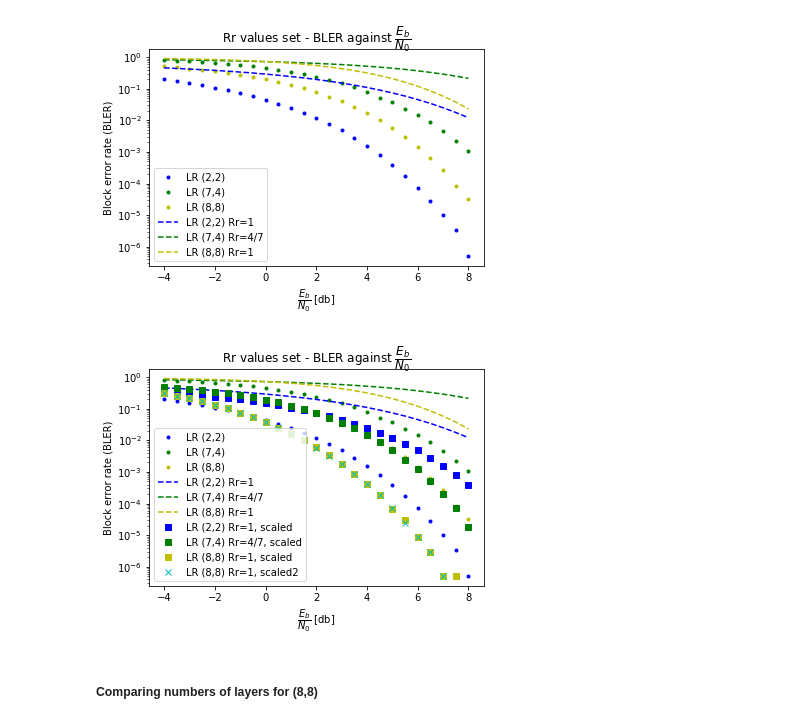
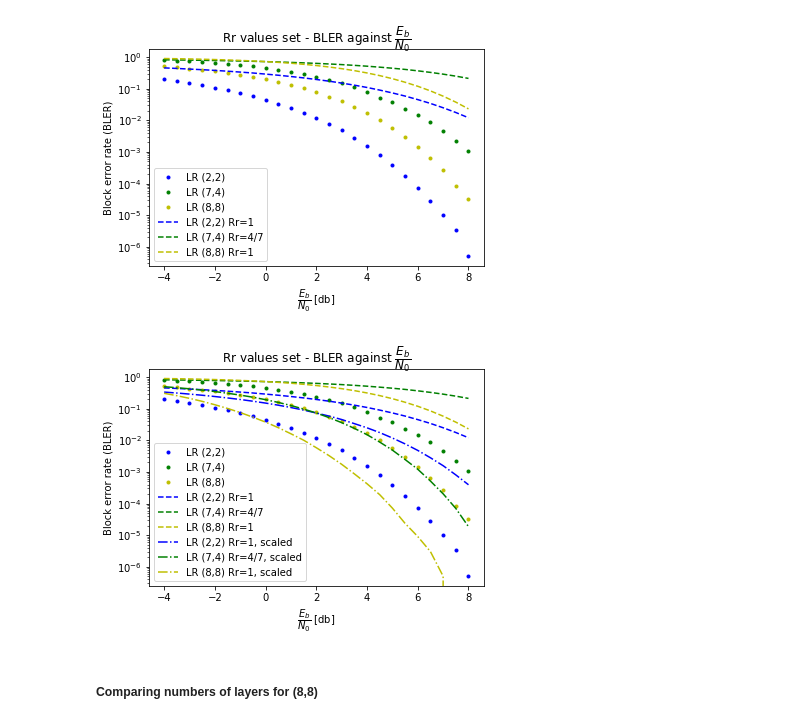
Before and after one commit to alistairwallace97/DNN_short_block_comms, a Jupyter notebook: initial_dnn_comms.ipynb, the cells around one changed output. Cells and saved outputs as stored; diff of their text form; code cells hidden in the pictures.

```diff
--- a/initial_dnn_comms.ipynb
+++ b/initial_dnn_comms.ipynb
@@ -2163,27 +2163,27 @@ plt.show()
 [figure]
 # %%
 # All with updated correct R values.
+Eb_N0_dbs = np.arange(-4,8.5,0.5)
 plt.semilogy(Eb_N0_dbs, leaky_relu_autoencoder_2_2_bler, 'b.')
 plt.semilogy(Eb_N0_dbs, leaky_relu_autoencoder_8_8_bler, 'g.')
 plt.semilogy(Eb_N0_dbs, leaky_relu_autoencoder_7_4_bler, 'y.')
 plt.semilogy(Eb_N0_dbs, leaky_relu_autoencoder_2_2_bler_0_0683_Rr1, 'b--')
 plt.semilogy(Eb_N0_dbs, leaky_relu_autoencoder_7_4_bler0_8866_Rr4_7, 'g--')
 plt.semilogy(Eb_N0_dbs, leaky_relu_autoencoder_8_8_bler_2l_0_1763Rr1, 'y--')
-plt.semilogy(Eb_N0_dbs, lr_autoencoder_2_2_bler_0_0047_Rr1_scaled, 'bs')
-plt.semilogy(Eb_N0_dbs, lr_autoencoder_7_4_bler_6_0966e_4_Rr4_7, 'gs')
-plt.semilogy(Eb_N0_dbs, lr_autoencoder_8_8_bler_2l_3_3856e_6Rr1_scaled, 'ys')
-plt.semilogy(Eb_N0_dbs, lr_autoencoder_8_8_bler_2l_3_3856e_6Rr1_scaled2, 'cx')
+plt.semilogy(Eb_N0_dbs, lr_autoencoder_2_2_bler_0_0047_Rr1_scaled, 'b-.')
+plt.semilogy(Eb_N0_dbs, lr_autoencoder_7_4_bler_6_0966e_4_Rr4_7, 'g-.')
+plt.semilogy(Eb_N0_dbs, lr_autoencoder_8_8_bler_2l_3_3856e_6Rr1_scaled2, 'y-.')
 plt.title(r'Rr values set - BLER against $\dfrac{E_b}{N_0}$')
 plt.xlabel(r'$\dfrac{E_b}{N_0}$ [db]')
 plt.ylabel("Block error rate (BLER)")
 plt.legend(["LR (2,2)", "LR (7,4)", "LR (8,8)", \
             "LR (2,2) Rr=1", "LR (7,4) Rr=4/7", "LR (8,8) Rr=1",\
             "LR (2,2) Rr=1, scaled", "LR (7,4) Rr=4/7, scaled", \
-            "LR (8,8) Rr=1, scaled", "LR (8,8) Rr=1, scaled2"])
+            "LR (8,8) Rr=1, scaled"])
+# plt.savefig("./figures/autoencoder_2_2_bler_EbNo.png")
 plt.show()
-# plt.savefig("./figures/autoencoder_2_2_bler_EbNo.png")
 # %% [output]
-[figure, old version]
+[figure, new version]
 # %% [markdown]
 ##### Comparing numbers of layers for (8,8)
 # %%
```
Also changed, not shown: parts of 5 cells of this notebook, 8 other files.
